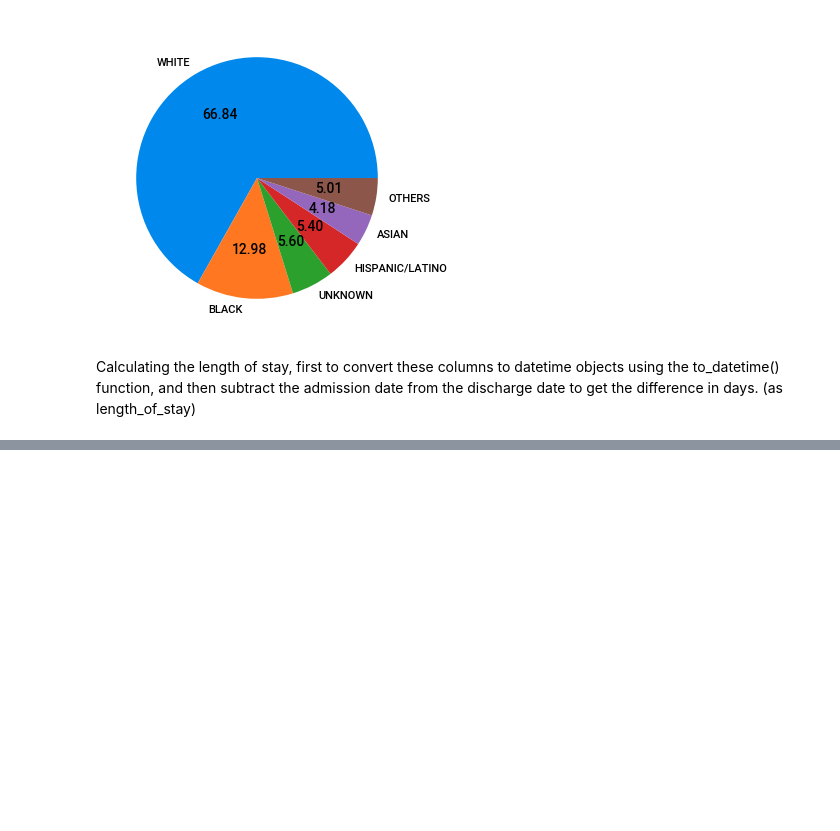
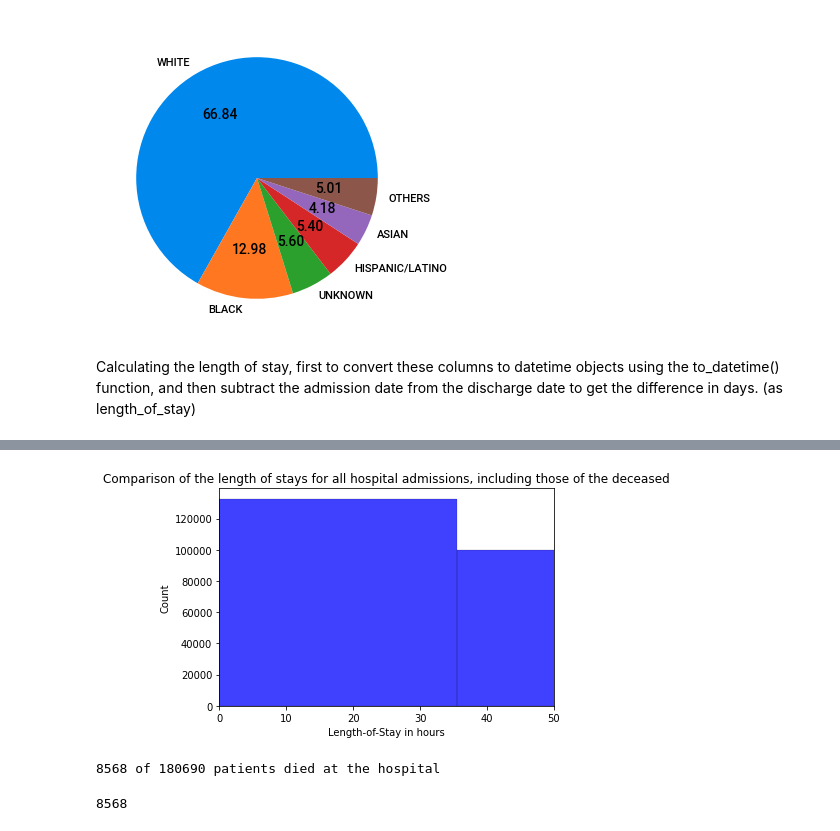
Before and after one commit to iupui-soic/pybootcamp, a Jupyter notebook: Shikhar_MIMICiv.ipynb, the cells around one changed output, grey strips where cells are left out. Cells and saved outputs as stored; diff of their text form; code cells hidden in the pictures; blank space fills up the shorter version.

```diff
--- a/Shikhar_MIMICiv.ipynb
+++ b/Shikhar_MIMICiv.ipynb
@@ -194,0 +228,3 @@ df_merged
+# %%
+df_merged = df_merged[df_merged['los'] > 0]
+df_merged.describe()
@@ -194,0 +241,37 @@ df_merged
+# %%
+import seaborn as sns
+
+# Use seaborn to create a histogram of the 'los' column
+sns.histplot(df_merged['los'], bins=200, color='blue')
+
+# Set the x-axis limits to 0-50
+plt.xlim(0, 50)
+
+# Add a title and axis labels
+plt.title('Comparison of the length of stays for all hospital admissions, including those of the deceased')
+plt.ylabel('Count')
+plt.xlabel('Length-of-Stay in hours')
+
+# Show the plot
+plt.show()
+# %% [output]
+[figure, added]
+# %%
+# Count the number of patients who died at the hospital and the total number of patients
+num_died = df_merged['hospital_expire_flag'].sum()
+num_patients = df_merged['subject_id'].nunique()
+
+# Use an f-string to create the output string
+output = f"{num_died} of {num_patients} patients died at the hospital"
+
+# Print the output string
+print(output)
+# %% [output]
+8568 of 180690 patients died at the hospital
+# %%
+# Count the number of 0s in the 'col' column
+num_zeros = (df_merged['hospital_expire_flag'] == 1).sum()
+
+print(num_zeros)
+# %% [output]
+8568
```
Also changed, not shown: parts of 27 cells of this notebook.
